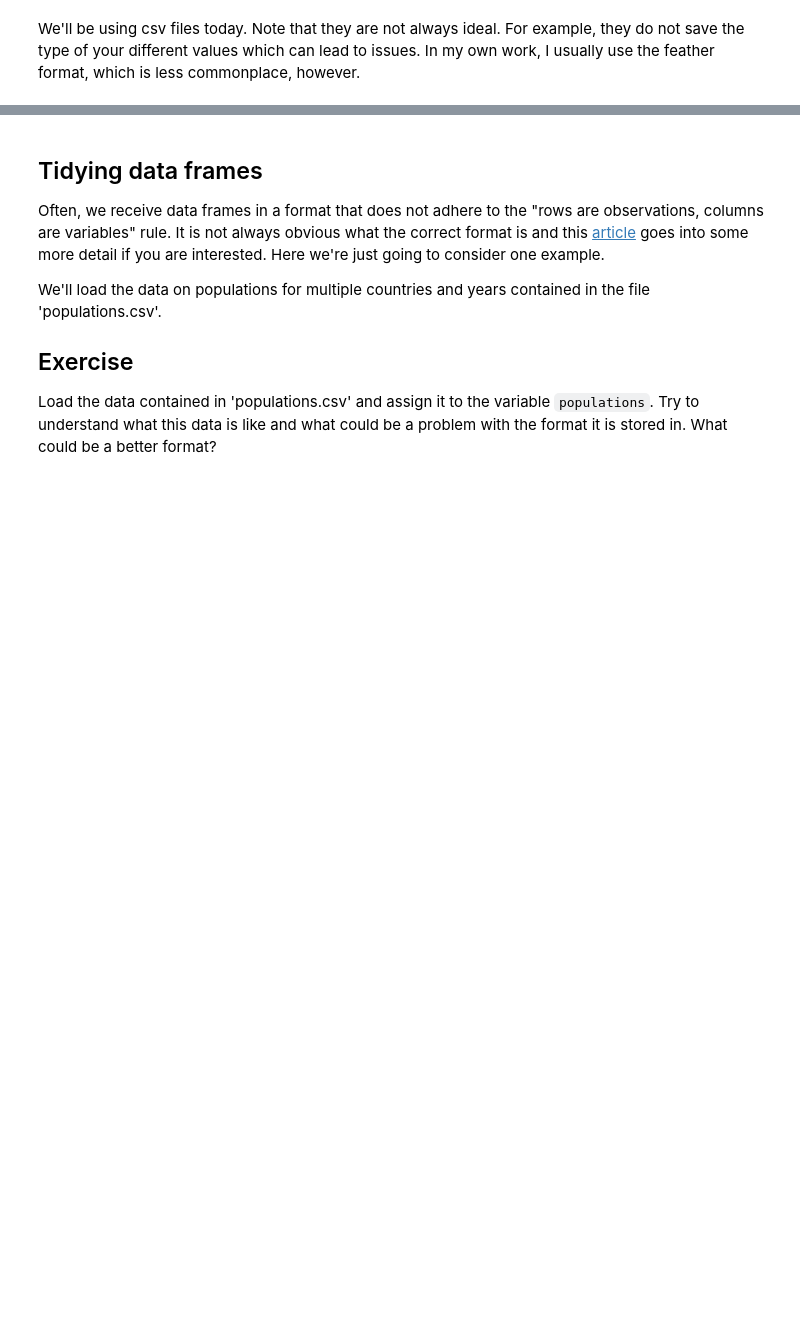
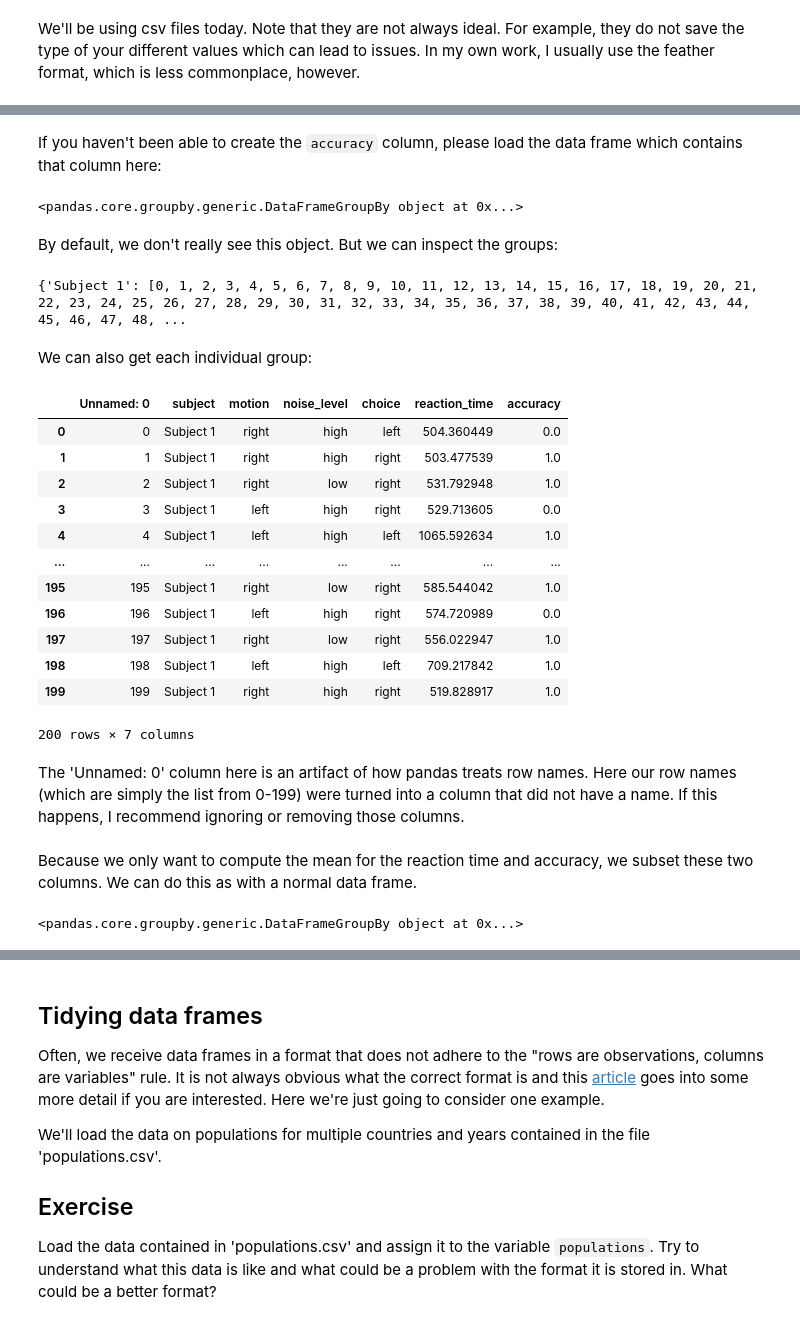
Before and after one commit to Columbia-Neuropythonistas/IntroPythonForNeuroscientists2022, a Jupyter notebook: Week06_Pandas/pfn-6.ipynb, the cells around one changed output, grey strips where cells are left out. Drawn from its saved outputs; the diff is of its cells as text; code cells hidden in the pictures; blank space fills up the shorter version.

```diff
--- a/Week06_Pandas/pfn-6.ipynb
+++ b/Week06_Pandas/pfn-6.ipynb
@@ -128,0 +301,42 @@ If the motion and choice are matching, their entries should be equal. Create an
+# %% [markdown]
+If you haven't been able to create the `accuracy` column, please load the data frame which contains that column here:
+# %%
+df_dm = pd.read_csv('dot_motion_with_accuracy.csv')
+# %%
+grouped_by_subject = df_dm.groupby(['subject'])
+print(grouped_by_subject)
+# %% [output]
+<pandas.core.groupby.generic.DataFrameGroupBy object at 0x...>
+# %% [markdown]
+By default, we don't really see this object. But we can inspect the groups:
+# %%
+grouped_by_subject.groups
+# %% [output]
+{'Subject 1': [0, 1, 2, 3, 4, 5, 6, 7, 8, 9, 10, 11, 12, 13, 14, 15, 16, 17, 18, 19, 20, 21, 22, 23, 24, 25, 26, 27, 28, 29, 30, 31, 32, 33, 34, 35, 36, 37, 38, 39, 40, 41, 42, 43, 44, 45, 46, 47, 48, ...
+# %% [markdown]
+We can also get each individual group:
+# %%
+grouped_by_subject.get_group('Subject 1')
+# %% [output]
+|  | Unnamed: 0 | subject | motion | noise_level | choice | reaction_time | accuracy |
+| 0 | 0 | Subject 1 | right | high | left | 504.360449 | 0.0 |
+| 1 | 1 | Subject 1 | right | high | right | 503.477539 | 1.0 |
+| 2 | 2 | Subject 1 | right | low | right | 531.792948 | 1.0 |
+| 3 | 3 | Subject 1 | left | high | right | 529.713605 | 0.0 |
+| 4 | 4 | Subject 1 | left | high | left | 1065.592634 | 1.0 |
+| ... | ... | ... | ... | ... | ... | ... | ... |
+| 195 | 195 | Subject 1 | right | low | right | 585.544042 | 1.0 |
+| 196 | 196 | Subject 1 | left | high | right | 574.720989 | 0.0 |
+| 197 | 197 | Subject 1 | right | low | right | 556.022947 | 1.0 |
+| 198 | 198 | Subject 1 | left | high | left | 709.217842 | 1.0 |
+| 199 | 199 | Subject 1 | right | high | right | 519.828917 | 1.0 |
+200 rows × 7 columns
+# %% [markdown]
+The 'Unnamed: 0' column here is an artifact of how pandas treats row names. Here our row names (which are simply the list from 0-199) were turned into a column that did not have a name. If this happens, I recommend ignoring or removing those columns.
+# %% [markdown]
+Because we only want to compute the mean for the reaction time and accuracy, we subset these two columns. We can do this as with a normal data frame.
+# %%
+grouped_by_subject_subset = grouped_by_subject[['reaction_time', 'accuracy']]
+grouped_by_subject_subset
+# %% [output]
+<pandas.core.groupby.generic.DataFrameGroupBy object at 0x...>
```
Also changed, not shown: parts of 63 cells of this notebook, 1 other file.
